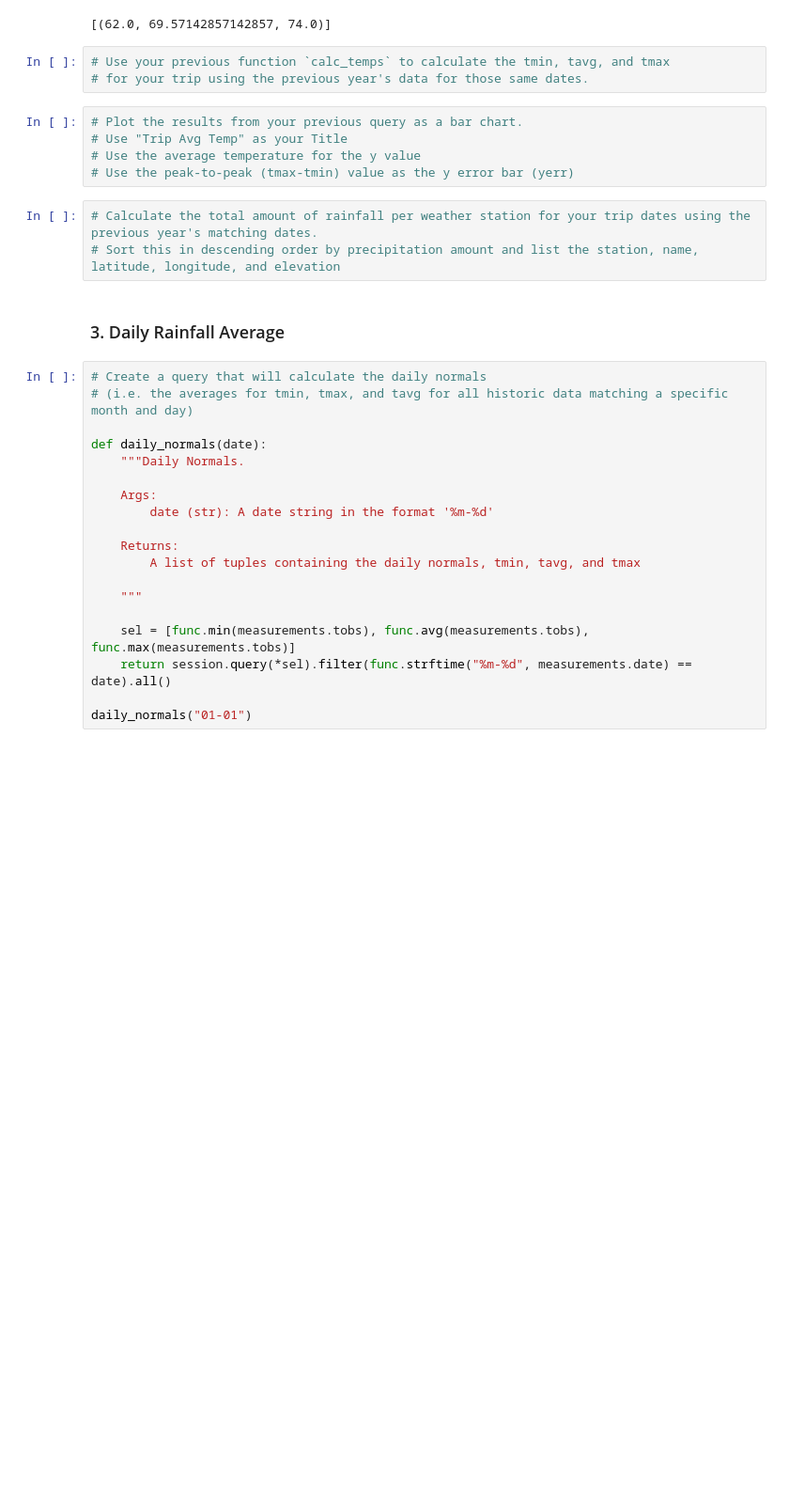
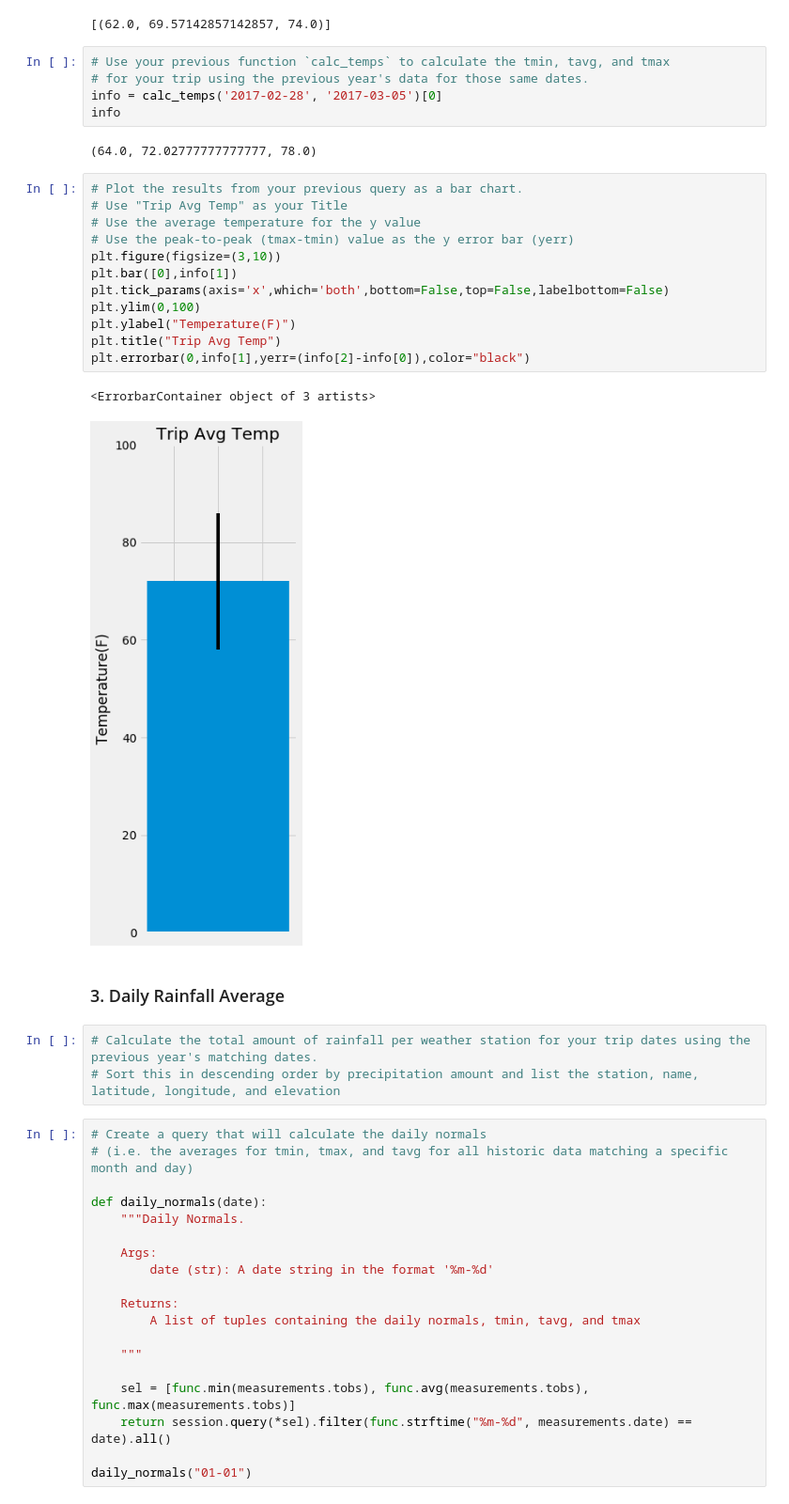
Before and after one commit to choushuiguo325/sqlalchemy-challenge, a Jupyter notebook: Code/climate_starter.ipynb, the cells around one changed output. Shown at 94% size. Drawn from its saved outputs; the diff is of its cells as text; blank space fills up the shorter version.

```diff
--- a/Code/climate_starter.ipynb
+++ b/Code/climate_starter.ipynb
@@ -215,16 +289,30 @@ print(calc_temps('2012-02-28', '2012-03-05'))
 # %%
 # Use your previous function `calc_temps` to calculate the tmin, tavg, and tmax
 # for your trip using the previous year's data for those same dates.
+info = calc_temps('2017-02-28', '2017-03-05')[0]
+info
+# %% [output]
+(64.0, 72.02777777777777, 78.0)
 # %%
 # Plot the results from your previous query as a bar chart.
 # Use "Trip Avg Temp" as your Title
 # Use the average temperature for the y value
 # Use the peak-to-peak (tmax-tmin) value as the y error bar (yerr)
+plt.figure(figsize=(3,10))
+plt.bar([0],info[1])
+plt.tick_params(axis='x',which='both',bottom=False,top=False,labelbottom=False)
+plt.ylim(0,100)
+plt.ylabel("Temperature(F)")
+plt.title("Trip Avg Temp")
+plt.errorbar(0,info[1],yerr=(info[2]-info[0]),color="black")
+# %% [output]
+<ErrorbarContainer object of 3 artists>
+[figure, added]
+# %% [markdown]
+### 3. Daily Rainfall Average
 # %%
 # Calculate the total amount of rainfall per weather station for your trip dates using the previous year's matching dates.
 # Sort this in descending order by precipitation amount and list the station, name, latitude, longitude, and elevation
-# %% [markdown]
-### 3. Daily Rainfall Average
 # %%
 # Create a query that will calculate the daily normals
 # (i.e. the averages for tmin, tmax, and tavg for all historic data matching a specific month and day)
```
Also changed, not shown: parts of 11 cells of this notebook.
